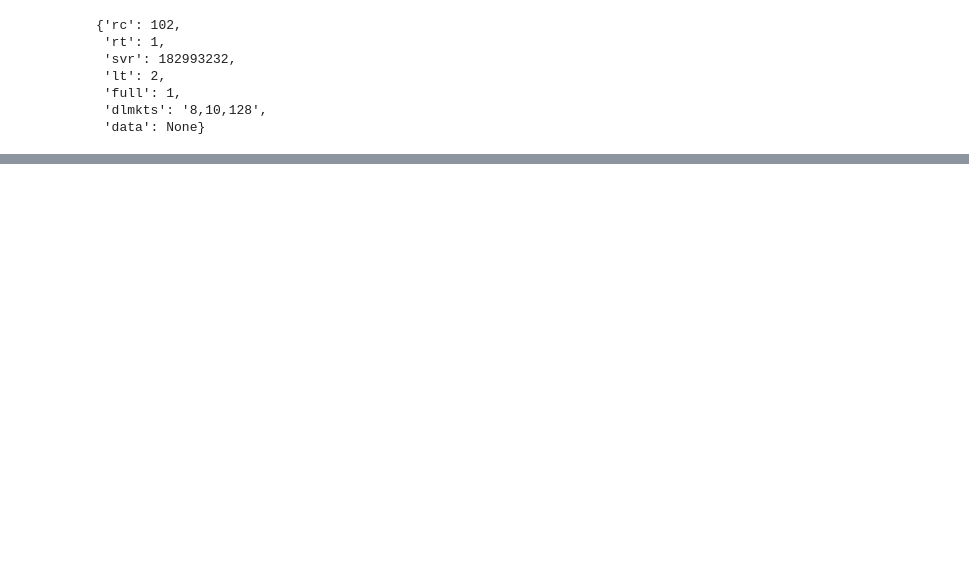
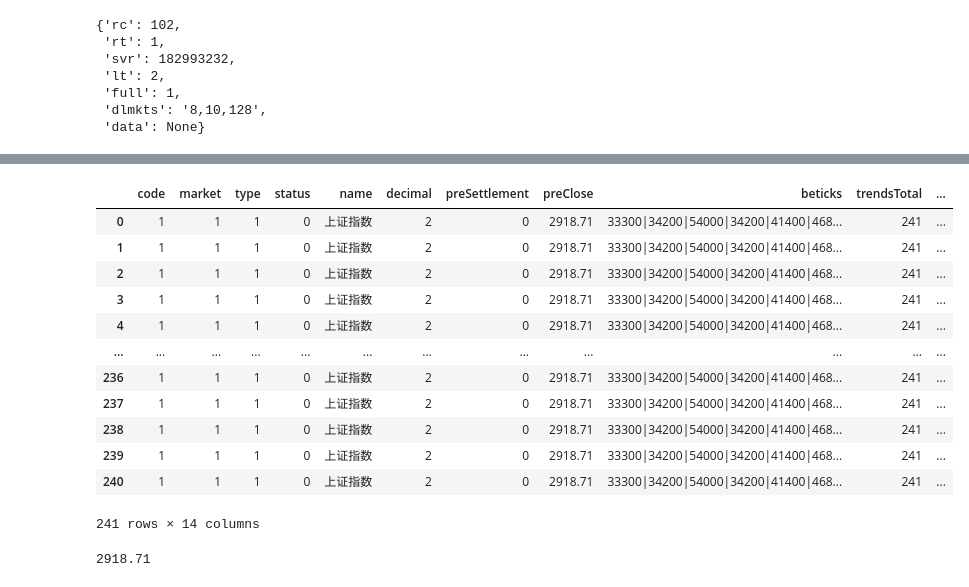
Before and after one commit to alexleethinker/Trading, a Jupyter notebook: notebooks/金融数据爬虫/东方财富爬虫.ipynb, the cells around one changed output, grey strips where cells are left out. Saved outputs shown, nothing was run; the diff lists cells and outputs as text; code cells hidden in the pictures; blank space fills up the shorter version.

```diff
--- a/notebooks/金融数据爬虫/东方财富爬虫.ipynb
+++ b/notebooks/金融数据爬虫/东方财富爬虫.ipynb
@@ -64,0 +266,40 @@ r.json()
+# %%
+import requests
+import json
+
+
+secid = '1.000001'
+url = 'https://push2delay.eastmoney.com/api/qt/stock/trends2/get'
+params = {
+    'secid': secid,
+    'fields1': 'f1,f2,f3,f4,f5,f6,f7,f8,f9,f10,f11,f12,f13',
+    'fields2': 'f51,f52,f53,f54,f55,f56,f57,f58',
+    'ut': 'e1e6871893c6386c5ff6967026016627',
+    'iscr': '0',
+}
+
+r = requests.get(url, params=params, timeout=10)
+data_json = r.json()['data']
+
+write_path = f'{secid}.json'
+
+with open(write_path, 'w', encoding='utf-8') as f:
+    json.dump(data_json, f)
+# %%
+import pandas as pd
+
+pd.read_json(write_path)
+# %% [output]
+|  | code | market | type | status | name | decimal | preSettlement | preClose | beticks | trendsTotal | ... |
+| 0 | 1 | 1 | 1 | 0 | 上证指数 | 2 | 0 | 2918.71 | 33300|34200|54000|34200|41400|468... | 241 | ... |
+| 1 | 1 | 1 | 1 | 0 | 上证指数 | 2 | 0 | 2918.71 | 33300|34200|54000|34200|41400|468... | 241 | ... |
+| 2 | 1 | 1 | 1 | 0 | 上证指数 | 2 | 0 | 2918.71 | 33300|34200|54000|34200|41400|468... | 241 | ... |
+| 3 | 1 | 1 | 1 | 0 | 上证指数 | 2 | 0 | 2918.71 | 33300|34200|54000|34200|41400|468... | 241 | ... |
+| 4 | 1 | 1 | 1 | 0 | 上证指数 | 2 | 0 | 2918.71 | 33300|34200|54000|34200|41400|468... | 241 | ... |
+| ... | ... | ... | ... | ... | ... | ... | ... | ... | ... | ... | ... |
+| 236 | 1 | 1 | 1 | 0 | 上证指数 | 2 | 0 | 2918.71 | 33300|34200|54000|34200|41400|468... | 241 | ... |
+| 237 | 1 | 1 | 1 | 0 | 上证指数 | 2 | 0 | 2918.71 | 33300|34200|54000|34200|41400|468... | 241 | ... |
+| 238 | 1 | 1 | 1 | 0 | 上证指数 | 2 | 0 | 2918.71 | 33300|34200|54000|34200|41400|468... | 241 | ... |
+| 239 | 1 | 1 | 1 | 0 | 上证指数 | 2 | 0 | 2918.71 | 33300|34200|54000|34200|41400|468... | 241 | ... |
+| 240 | 1 | 1 | 1 | 0 | 上证指数 | 2 | 0 | 2918.71 | 33300|34200|54000|34200|41400|468... | 241 | ... |
+241 rows × 14 columns
@@ -64,0 +309,4 @@ r.json()
+# %%
+l['preClose']
+# %% [output]
+2918.71
```
Also changed, not shown: parts of 13 cells of this notebook, 40 other files.
